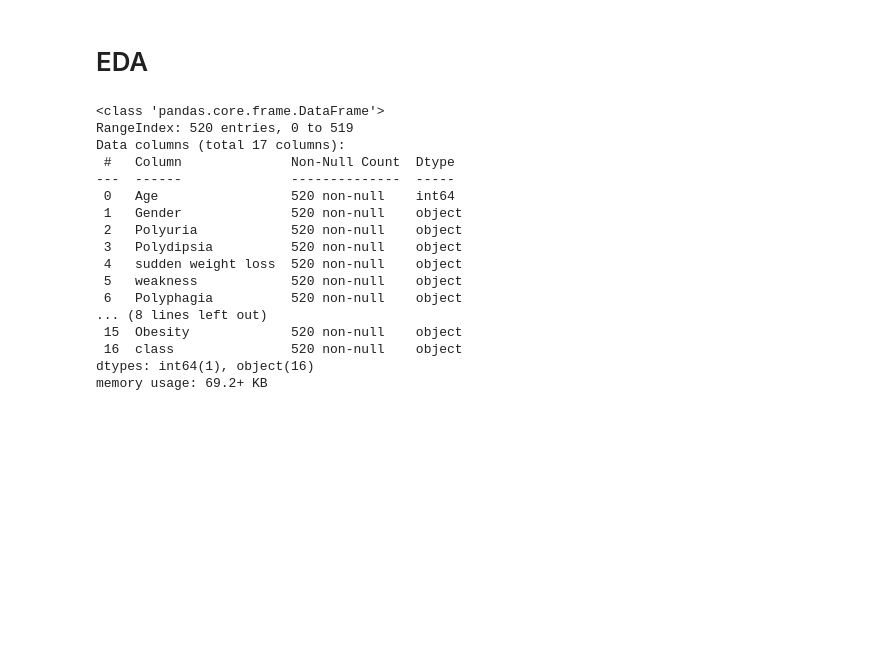
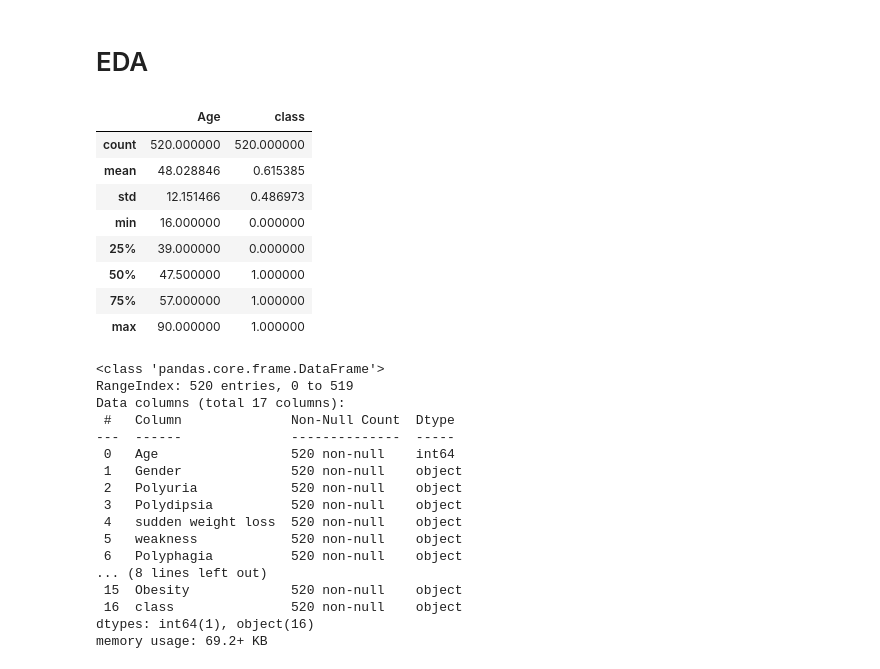
Before and after one commit to igorss77/diabetes_project, a Jupyter notebook: notebooks/diabetes_project.ipynb, the cells around one changed output. Cells and saved outputs as stored; diff of their text form; code cells hidden in the pictures; blank space fills up the shorter version.

```diff
--- a/notebooks/diabetes_project.ipynb
+++ b/notebooks/diabetes_project.ipynb
@@ -18,6 +18,18 @@ from sklearn.metrics import classification_report
 df = pd.read_csv('..\data\diabetes_data_upload.csv')
 # %% [markdown]
 # EDA
+# %%
+df.describe()
+# %% [output]
+|  | Age | class |
+| count | 520.000000 | 520.000000 |
+| mean | 48.028846 | 0.615385 |
+| std | 12.151466 | 0.486973 |
+| min | 16.000000 | 0.000000 |
+| 25% | 39.000000 | 0.000000 |
+| 50% | 47.500000 | 1.000000 |
+| 75% | 57.000000 | 1.000000 |
+| max | 90.000000 | 1.000000 |
 # %%
 # identificando o tipo de variáveis do dataset e a proporção de colunas e linhas
 df.info()
```
Also changed, not shown: parts of 9 cells of this notebook, 4 other files.
